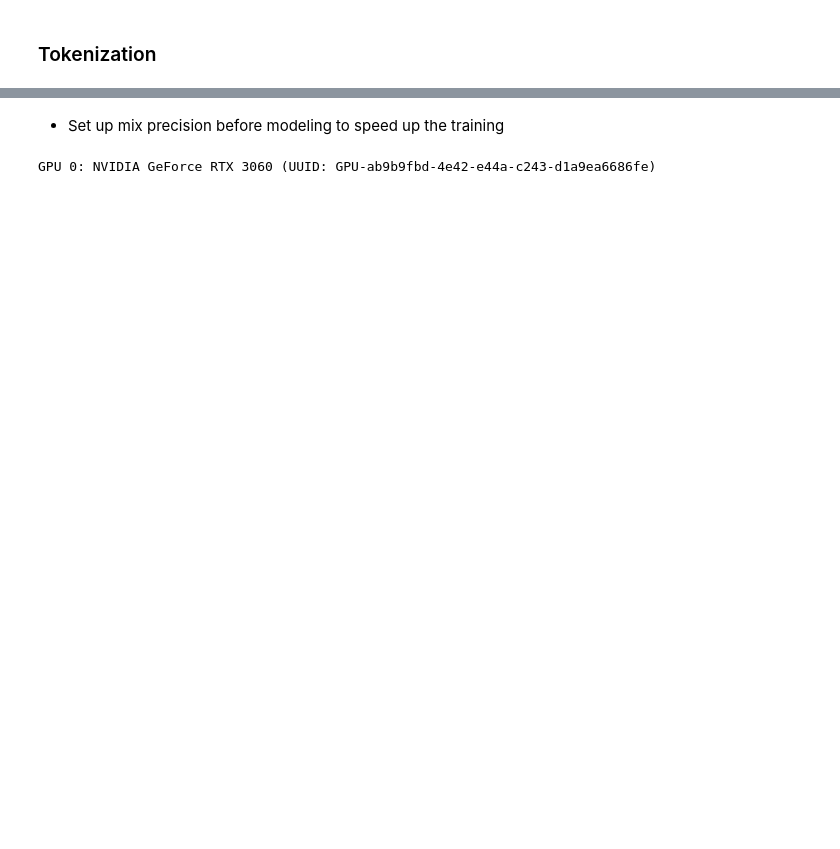
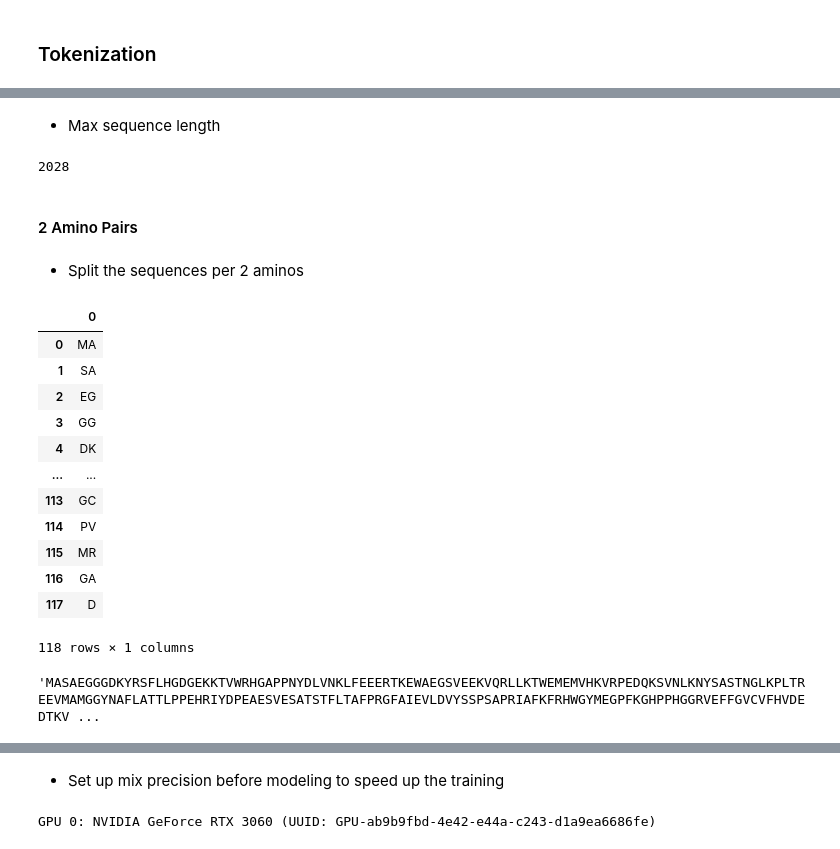
Before and after one commit to konstantinosmpouros/Bioinforming_the_youth_Hackathon, a Jupyter notebook: Protein analysis - Modeling.ipynb, the cells around one changed output, grey strips where cells are left out. Saved outputs shown, nothing was run; the diff lists cells and outputs as text; code cells hidden in the pictures; blank space fills up the shorter version.

```diff
--- a/Protein analysis - Modeling.ipynb
+++ b/Protein analysis - Modeling.ipynb
@@ -78,0 +77,3 @@ proteins[proteins.duplicated()].shape
+# %%
+sequences = proteins['Sequence']
+sequences.head()
@@ -81,9 +89,2 @@ proteins[proteins.duplicated()].shape
 # %% [markdown]
 ### Tokenization
-# %%
-tokenizer = Tokenizer(char_level=True)
-tokenizer.fit_on_texts(proteins['Sequence'])
-sequences = tokenizer.texts_to_sequences(proteins['Sequence'])
-# %%
-sequences = pd.DataFrame(sequences).fillna(0)
-sequences
@@ -129,0 +95,8 @@ sequences_test_scaled = scaler.fit_transform(sequences_test)
+# %%
+# Tokenize on char level
+tokenizer1 = Tokenizer(char_level=True)
+tokenizer1.fit_on_texts(sequences)
+sequences_1p = tokenizer1.texts_to_sequences(sequences)
+
+# Padd the sequences to match all the length of the biggest
+sequences_1p = pad_sequences(sequences_1p, padding='post')
@@ -129,0 +113,31 @@ sequences_test_scaled = scaler.fit_transform(sequences_test)
+# %% [markdown]
+* Max sequence length
+# %%
+len(sequences_1p[0])
+# %% [output]
+2028
+# %% [markdown]
+#### 2 Amino Pairs
+# %% [markdown]
+* Split the sequences per 2 aminos
+# %%
+dipeptide_sequences = hf.split_sequences(sequences, step=2)
+pd.DataFrame(dipeptide_sequences[500])
+# %% [output]
+|  | 0 |
+| 0 | MA |
+| 1 | SA |
+| 2 | EG |
+| 3 | GG |
+| 4 | DK |
+| ... | ... |
+| 113 | GC |
+| 114 | PV |
+| 115 | MR |
+| 116 | GA |
+| 117 | D |
+118 rows × 1 columns
+# %%
+sequences[500]
+# %% [output]
+'MASAEGGGDKYRSFLHGDGEKKTVWRHGAPPNYDLVNKLFEEERTKEWAEGSVEEKVQRLLKTWEMEMVHKVRPEDQKSVNLKNYSASTNGLKPLTREEVMAMGGYNAFLATTLPPEHRIYDPEAESVESATSTFLTAFPRGFAIEVLDVYSSPSAPRIAFKFRHWGYMEGPFKGHPPHGGRVEFFGVCVFHVDEDTKV ...
```
Also changed, not shown: parts of 70 cells of this notebook, 10 other files.
